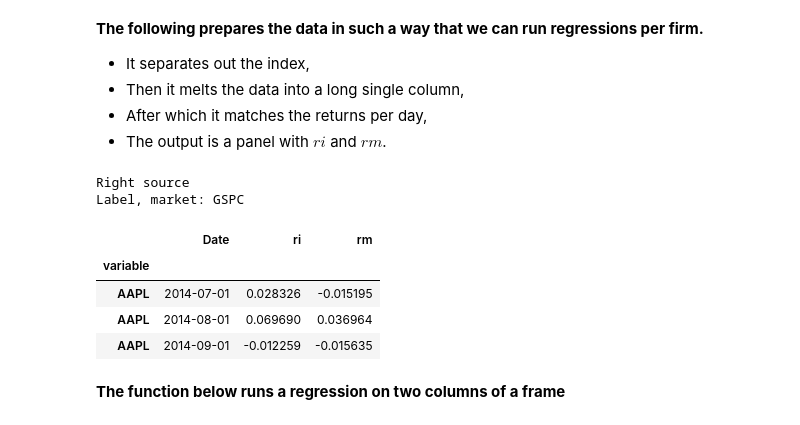
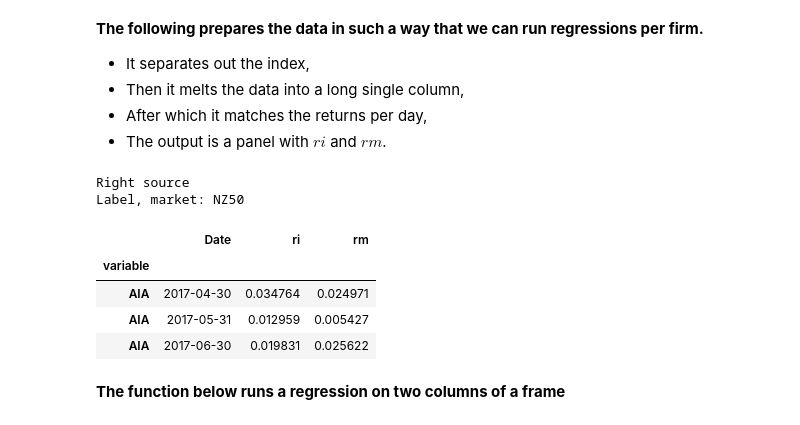
Before and after one commit to blucap/BDBA904, a Jupyter notebook: Chapter 13 - Beta and SML.ipynb, the cells around one changed output. Cells and saved outputs as stored; diff of their text form; code cells hidden in the pictures.

```diff
--- a/Chapter 13 - Beta and SML.ipynb
+++ b/Chapter 13 - Beta and SML.ipynb
@@ -160,41 +158,15 @@ market = "GSPC"
 # %%
-def shape_data(day_ret, idxvar, idxcolumn):
-    # make sure we have the right data
-    if idxvar in list(day_ret):
-        print("Right source")
-        if isinstance(idxcolumn, pd.Series):
-            dfi = idxcolumn
-            print("Series")
-        else:
-            dfi = day_ret[[idxvar]]
-            print("Label, market: "+ idxvar)
-    else:
-        print("Wrong source")
-        return
-    df = (day_ret[[x for x in list(day_ret) if x!=idxvar]]
-          .copy()
-          .reset_index()
-          .melt(id_vars=['Date']).set_index('Date')
-          .join(dfi)
-          .reset_index()
-          .sort_values(by=['variable', 'Date'])
-          .set_index('variable')
-          .sort_index()
-          .rename(columns={'value': 'ri', idxvar: 'rm', 'prop_return': 'beta'})
-          )
-    return df
-
-df = shape_data(day_ret, market, "")
-#df = shape_data(day_ret, 'NZ50', "")
+#df = shape_data(day_ret, market, "")
+df = shape_data(day_ret, 'NZ50', "")
 df.head(3)
 # %% [output]
 Right source
-Label, market: GSPC
+Label, market: NZ50
 |  | Date | ri | rm |
 | variable |  |  |  |
-| AAPL | 2014-07-01 | 0.028326 | -0.015195 |
-| AAPL | 2014-08-01 | 0.069690 | 0.036964 |
-| AAPL | 2014-09-01 | -0.012259 | -0.015635 |
+| AIA | 2017-04-30 | 0.034764 | 0.024971 |
+| AIA | 2017-05-31 | 0.012959 | 0.005427 |
+| AIA | 2017-06-30 | 0.019831 | 0.025622 |
 # %% [markdown]
 **The function below runs a regression on two columns of a frame**
 # %%
```
Also changed, not shown: parts of 17 cells of this notebook, 4 other files.
